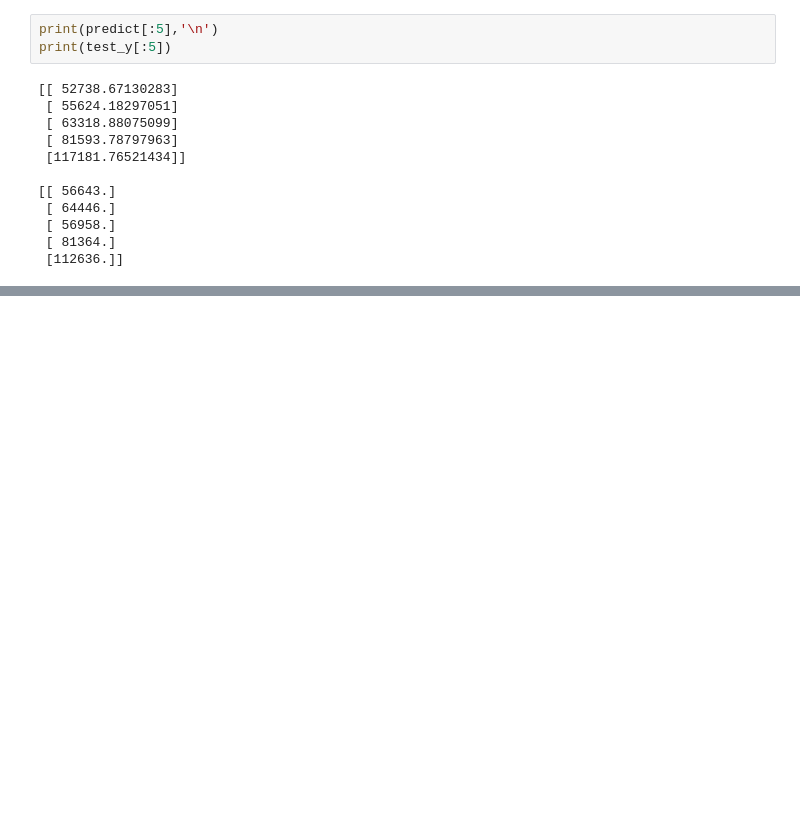
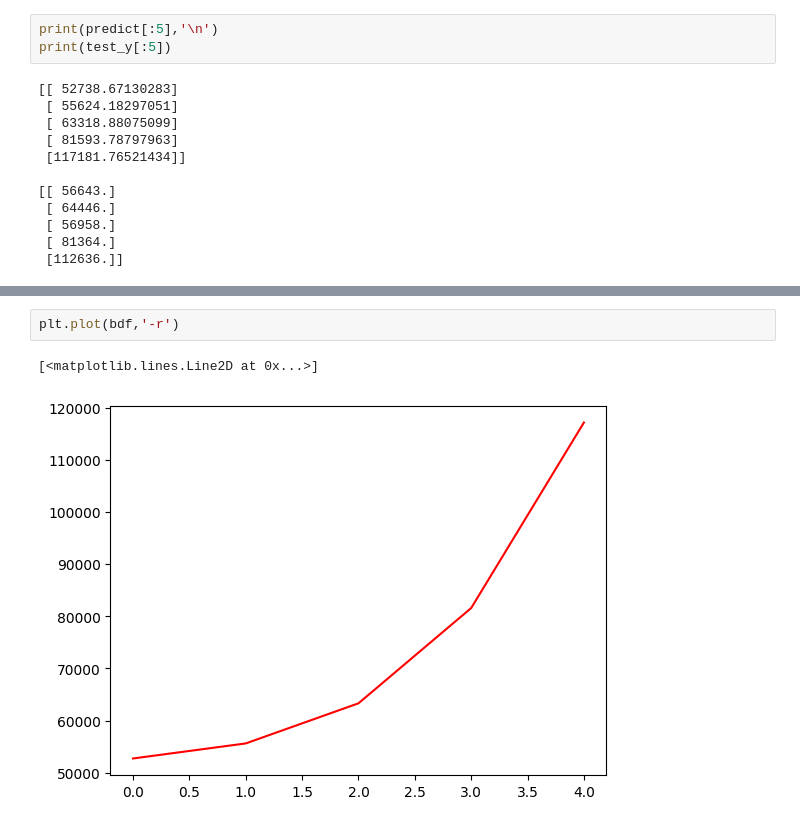
Before and after one commit to mehdisahraeei/ml-project, a Jupyter notebook: 02-projects/Regression/simple-Regr-salary.ipynb, the cells around one changed output, grey strips where cells are left out. Drawn from its saved outputs; the diff is of its cells as text; blank space fills up the shorter version.

```diff
--- a/02-projects/Regression/simple-Regr-salary.ipynb
+++ b/02-projects/Regression/simple-Regr-salary.ipynb
@@ -193,0 +206,5 @@ print(test_y[:5])
+# %%
+plt.plot(bdf,'-r')
+# %% [output]
+[<matplotlib.lines.Line2D at 0x...>]
+[figure, added]
```
Also changed, not shown: parts of 8 cells of this notebook.
